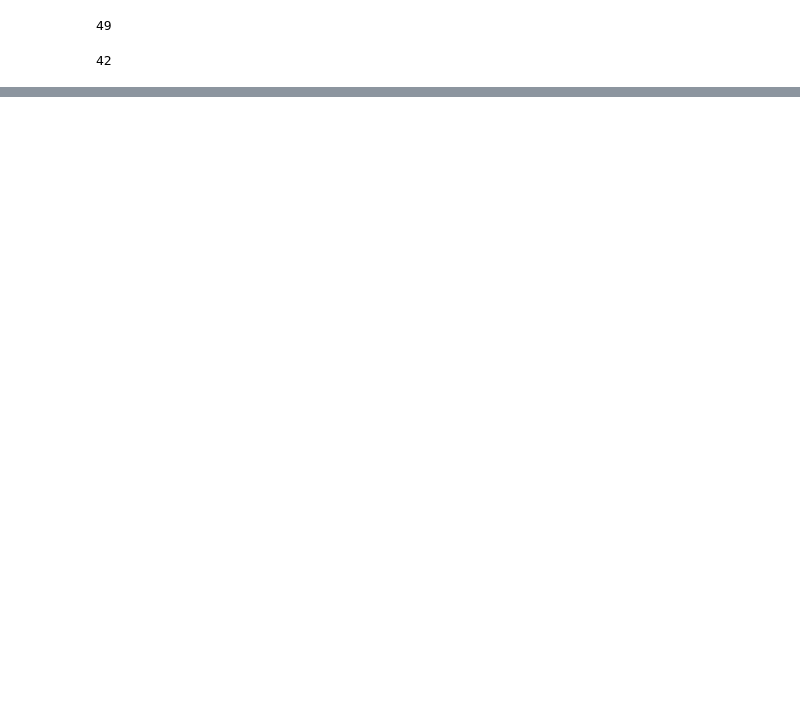
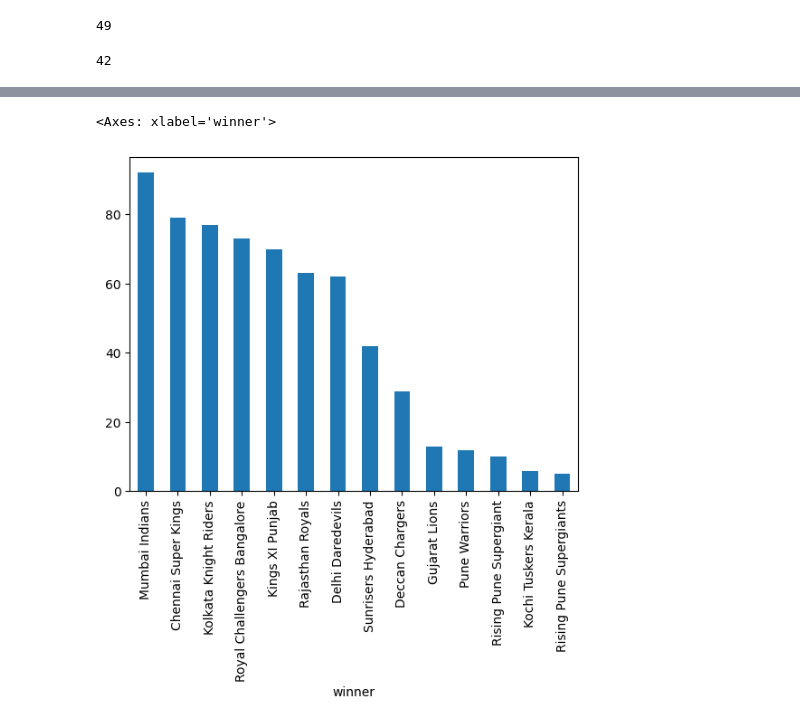
Before and after one commit to shakir869/IPL-match-prediction, a Jupyter notebook: IPLanalysis.ipynb, the cells around one changed output, grey strips where cells are left out. Cells and saved outputs as stored; diff of their text form; code cells hidden in the pictures; blank space fills up the shorter version.

```diff
--- a/IPLanalysis.ipynb
+++ b/IPLanalysis.ipynb
@@ -161,0 +292,5 @@ data[mask1 & mask2].shape[0]
+# %%
+data["winner"].value_counts().plot(kind = 'bar')
+# %% [output]
+<Axes: xlabel='winner'>
+[figure, added]
```
Also changed, not shown: parts of 15 cells of this notebook.
